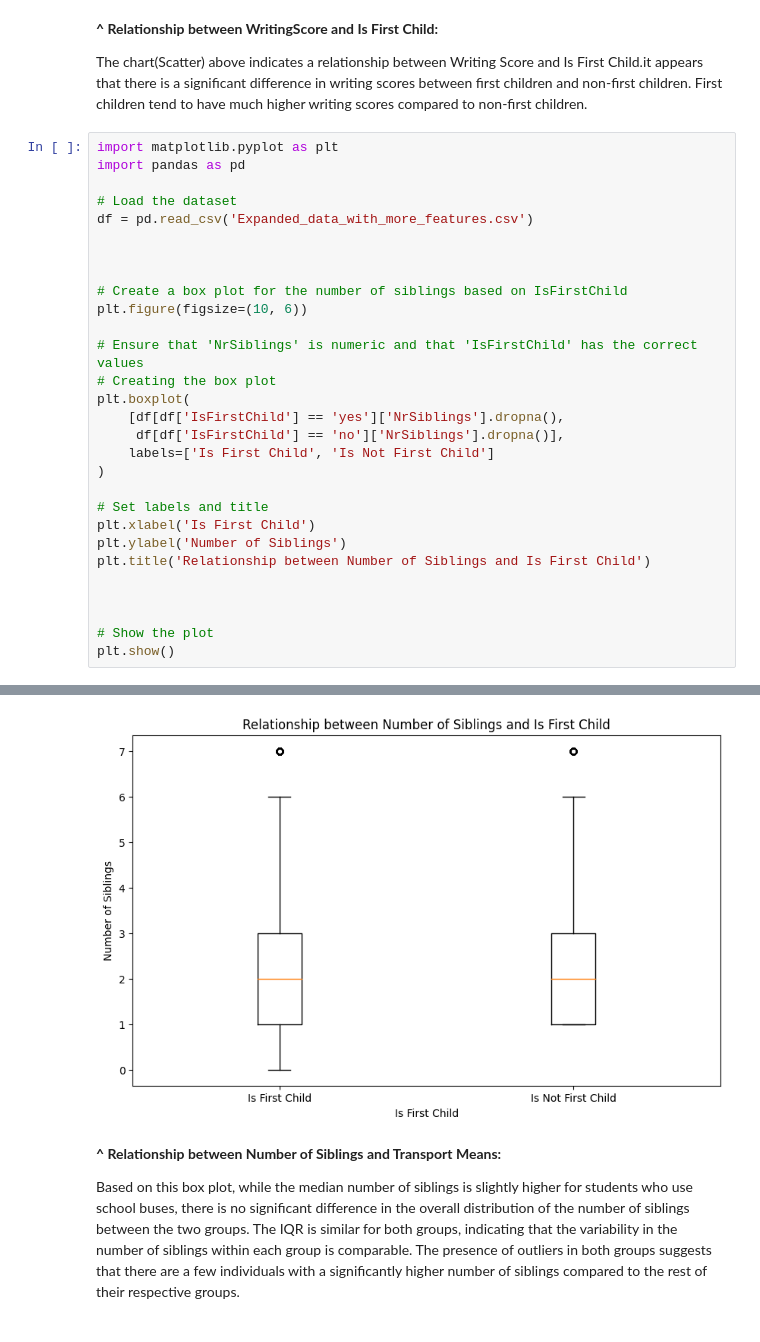
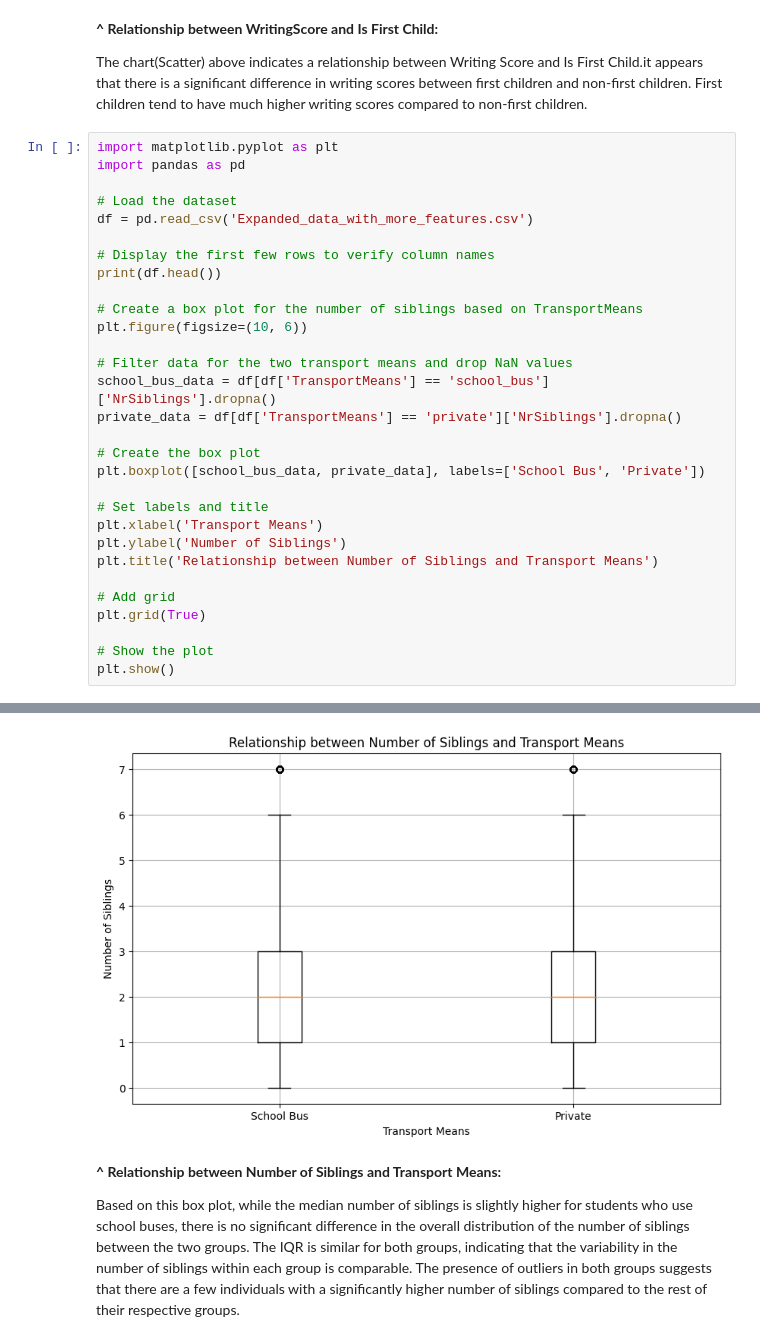
Before and after one commit to mariam-ahmed10/IT326-project, a Jupyter notebook: phase_1_and_2.ipynb, the cells around one changed output, grey strips where cells are left out. Drawn from its saved outputs; the diff is of its cells as text.

Commit message:
graph

```diff
--- a/phase_1_and_2.ipynb
+++ b/phase_1_and_2.ipynb
@@ -475,25 +475,26 @@ import pandas as pd
 # Load the dataset
 df = pd.read_csv('Expanded_data_with_more_features.csv')
 
+# Display the first few rows to verify column names
+print(df.head())
 
-
-# Create a box plot for the number of siblings based on IsFirstChild
+# Create a box plot for the number of siblings based on TransportMeans
 plt.figure(figsize=(10, 6))
 
-# Ensure that 'NrSiblings' is numeric and that 'IsFirstChild' has the correct values
-# Creating the box plot
-plt.boxplot(
-    [df[df['IsFirstChild'] == 'yes']['NrSiblings'].dropna(),
-     df[df['IsFirstChild'] == 'no']['NrSiblings'].dropna()],
-    labels=['Is First Child', 'Is Not First Child']
-)
+# Filter data for the two transport means and drop NaN values
+school_bus_data = df[df['TransportMeans'] == 'school_bus']['NrSiblings'].dropna()
+private_data = df[df['TransportMeans'] == 'private']['NrSiblings'].dropna()
+
+# Create the box plot
+plt.boxplot([school_bus_data, private_data], labels=['School Bus', 'Private'])
 
 # Set labels and title
-plt.xlabel('Is First Child')
+plt.xlabel('Transport Means')
 plt.ylabel('Number of Siblings')
-plt.title('Relationship between Number of Siblings and Is First Child')
+plt.title('Relationship between Number of Siblings and Transport Means')
 
-
+# Add grid
+plt.grid(True)
 
 # Show the plot
 plt.show()
@@ -501,4 +522,4 @@ plt.show()
-[figure, old version]
+[figure, new version]
 # %% [markdown]
 **^ Relationship between Number of Siblings and Transport Means:**
 
```
Also changed, not shown: parts of 4 cells of this notebook.
